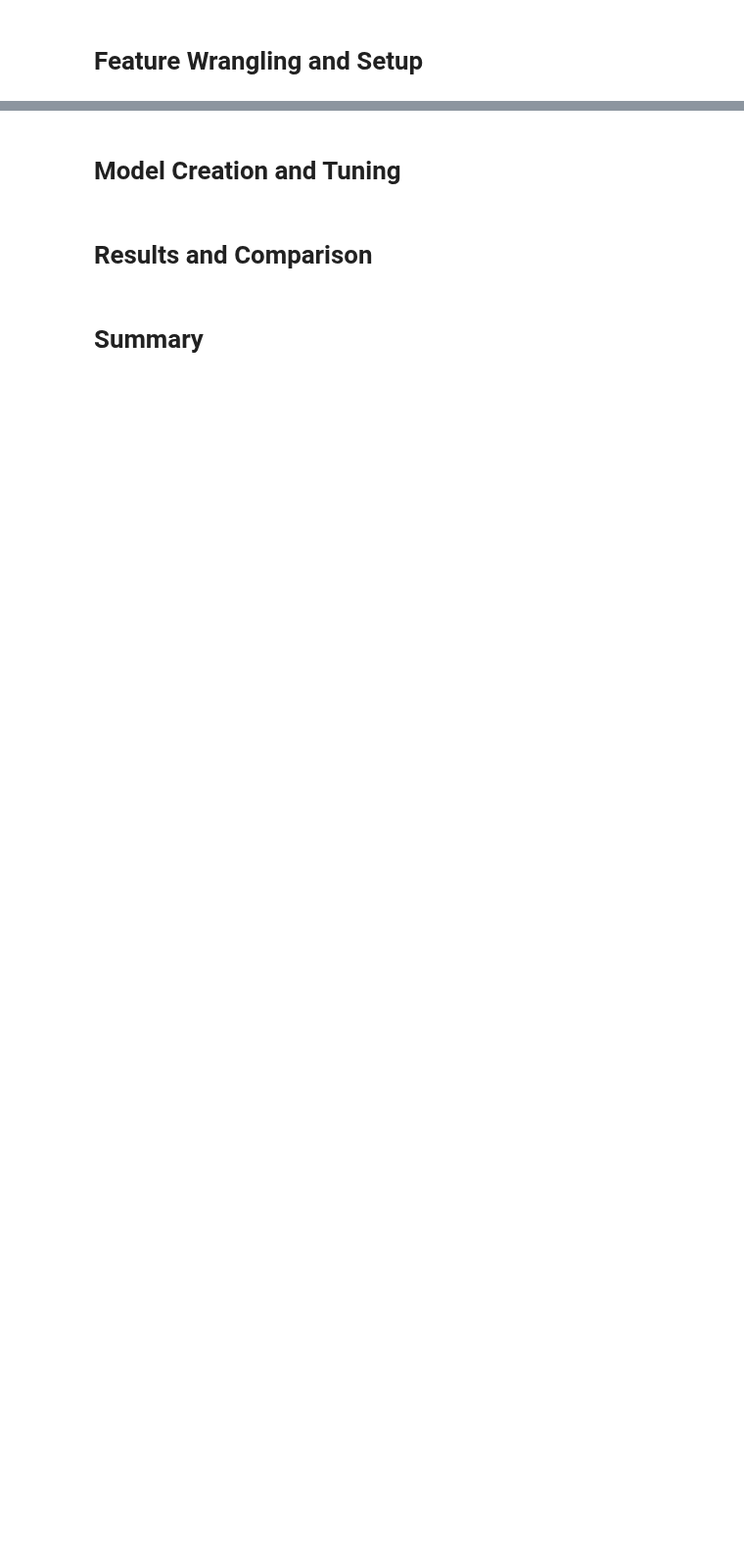
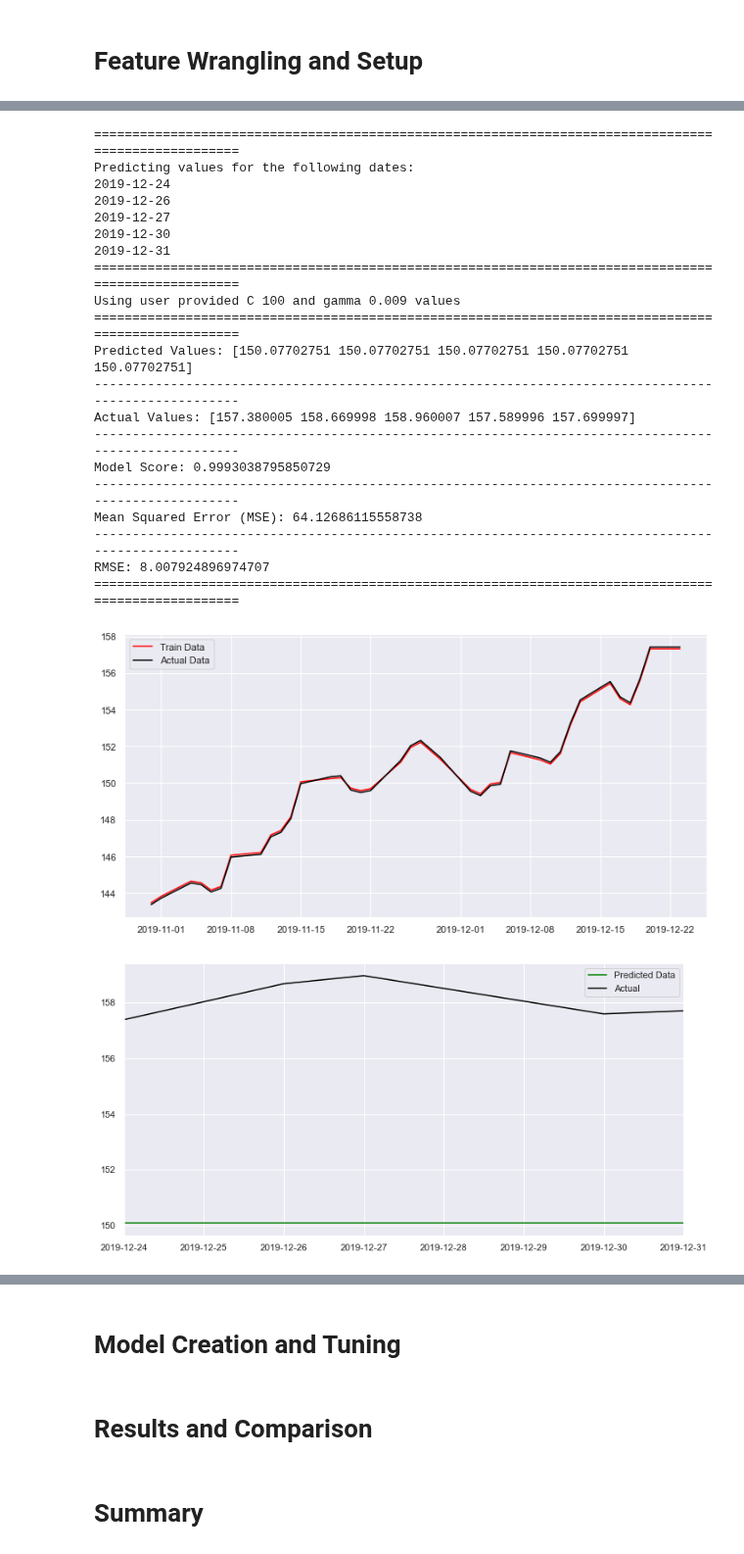
Before and after one commit to tedsmoore/njit-ml-project-spring-2020, a Jupyter notebook: notebooks/a-final-notebook.ipynb, the cells around one changed output, grey strips where cells are left out. Shown at 98% size. Drawn from its saved outputs; the diff is of its cells as text; code cells hidden in the pictures; blank space fills up the shorter version.

```diff
--- a/notebooks/a-final-notebook.ipynb
+++ b/notebooks/a-final-notebook.ipynb
@@ -131,7 +131,9 @@ def convert_data_add_features(stock_ticker_csv, start_date, end_date, close_feat
 
 # support vector grid search parms
 def svc_param_selection(X, y, nfolds, model):
-    from sklearn.models import SVR
+    from sklearn.model_selection import GridSearchCV
+    from sklearn import svm
+    from sklearn.svm import SVR
     Cs = [10, 100, 1000, 10000, 100000]
     gammas = [0.00001, 0.0001, 0.001, 0.01, 0.1, 1]
     param_grid = {'C': Cs, 'gamma' : gammas}
@@ -142,8 +144,12 @@ def svc_param_selection(X, y, nfolds, model):
     return grid_search.best_params_
 
 
-def predict_multiple_variables(ticker_df, dates_org, num_forecast_days, C_user=None, G_user=None, model =  'rbf'):
-
+def predict_multiple_variables(ticker_df, dates_org, num_forecast_days, C_user=None, G_user=None, model =  'rbf', close_feature='Close'):
+    from sklearn.svm import SVR
+    from sklearn.metrics import (explained_variance_score, mean_squared_error,
+                             r2_score)
+    import matplotlib.pyplot as plt
+    import matplotlib.dates as mdates
     features=['Date','SMA_20','Open','Volume', 'bb_bbl', 'MACD']
     num_training_days = len(ticker_df)
     days_to_predict = dates_org[-num_forecast_days:].dt.date
@@ -158,11 +164,11 @@ def predict_multiple_variables(ticker_df, dates_org, num_forecast_days, C_user=N
     #print(dates_org[-num_forecast_days:])
     train_x = ticker_df[-(num_training_days+num_forecast_days):-num_forecast_days][features]
     # Seperate Predicted variable
-    train_y = ticker_df[-(num_training_days+num_forecast_days):-num_forecast_days][['Close']]
+    train_y = ticker_df[-(num_training_days+num_forecast_days):-num_forecast_days][[close_feature]]
 
      # Split off test days for forecasting
     test_x = ticker_df[-num_forecast_days:][features]
-    test_y = ticker_df[-num_forecast_days:][['Close']]
+    test_y = ticker_df[-num_forecast_days:][[close_feature]]
 
     best_params = svc_param_selection(train_x, train_y.values.reshape(-1,), 3, model=model)
 
@@ -245,7 +251,7 @@ def corr_plot(df):
     import seaborn as sns
     import matplotlib.pyplot as plt
     corrMatrix = df.drop(columns=['index','Date','Pretty Date']).corr()
-    print(corrMatrix.shape)
+    #print(corrMatrix.shape)
     import seaborn as sn
     plt.figure(figsize = (18,18))
     sn.heatmap(corrMatrix,
@@ -321,0 +337,25 @@ corr_plot(MSFT)
+# %%
+predict_multiple_variables(MSFT,MSFT_dates,num_forecast_days=5, C_user= 100, G_user=.009, model = 'rbf')
+# %% [output]
+====================================================================================================
+Predicting values for the following dates:
+2019-12-24
+2019-12-26
+2019-12-27
+2019-12-30
+2019-12-31
+====================================================================================================
+Using user provided C 100 and gamma 0.009 values
+====================================================================================================
+Predicted Values: [150.07702751 150.07702751 150.07702751 150.07702751 150.07702751]
+----------------------------------------------------------------------------------------------------
+Actual Values: [157.380005 158.669998 158.960007 157.589996 157.699997]
+----------------------------------------------------------------------------------------------------
+Model Score: 0.9993038795850729
+----------------------------------------------------------------------------------------------------
+Mean Squared Error (MSE): 64.12686115558738
+----------------------------------------------------------------------------------------------------
+RMSE: 8.007924896974707
+====================================================================================================
+[figure, added]
+[figure, added]
```
Also changed, not shown: parts of 7 cells of this notebook.
